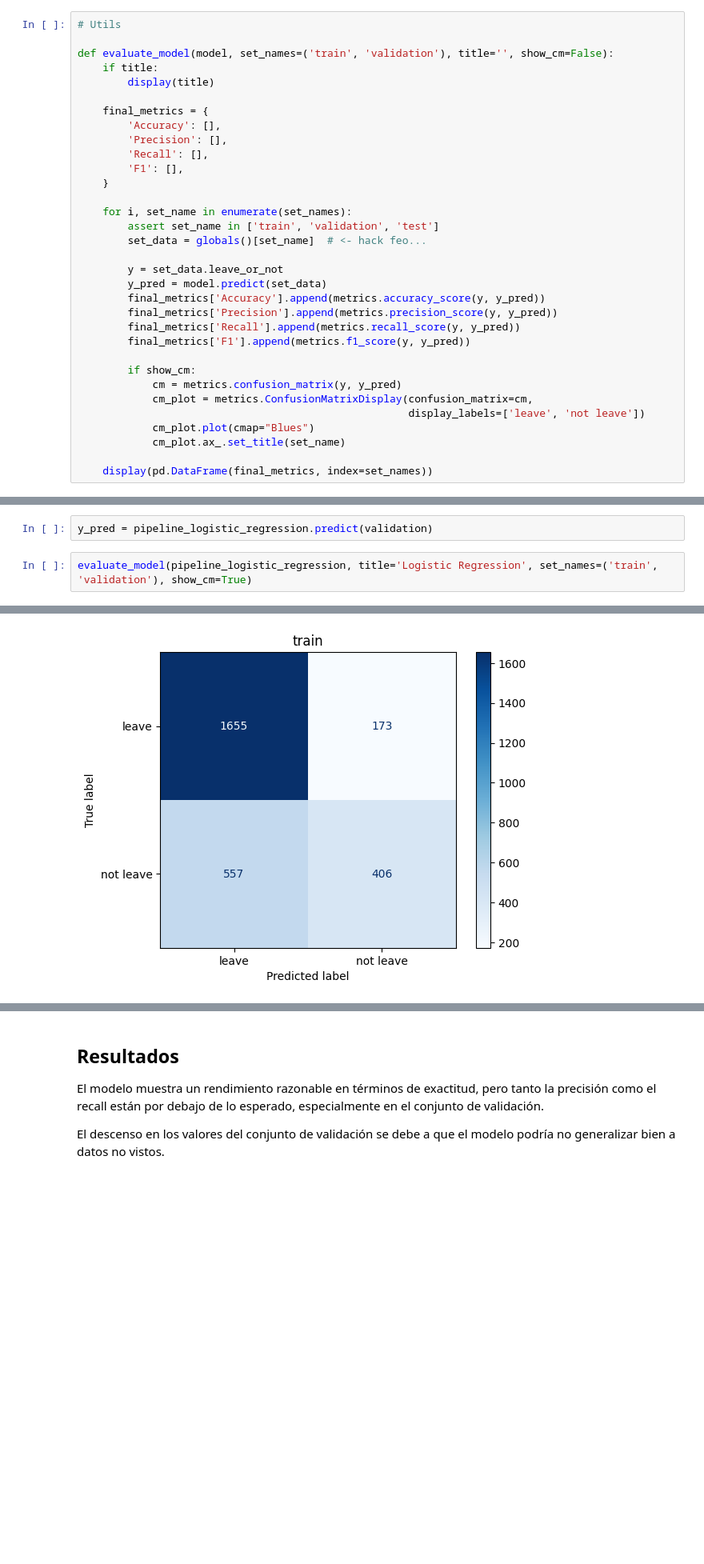
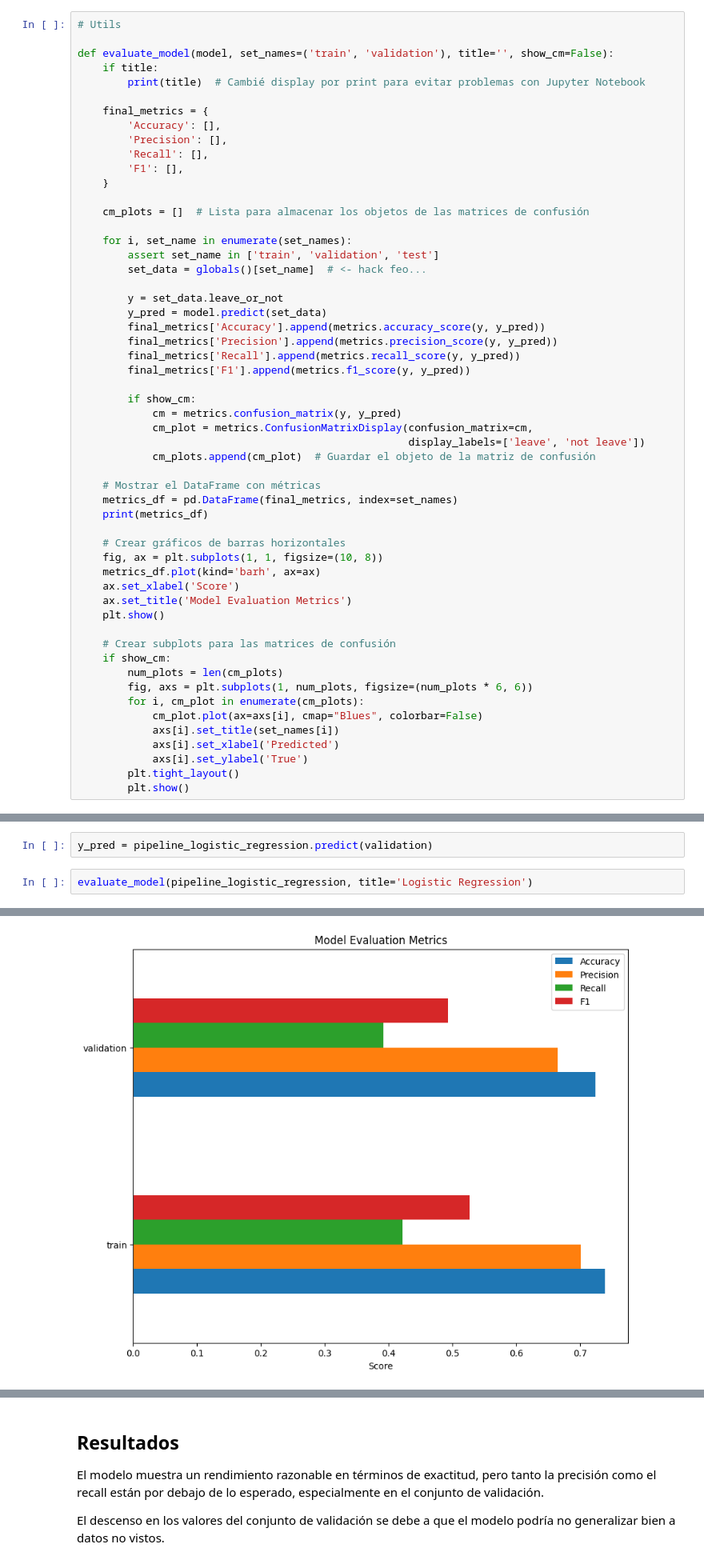
Before and after one commit to JuanAira/tp-machine-learning-employee, a Jupyter notebook: tp1_ML.ipynb, the cells around one changed output, grey strips where cells are left out. Shown at 80% size. Cells and saved outputs as stored; diff of their text form; blank space fills up the shorter version.

```diff
--- a/tp1_ML.ipynb
+++ b/tp1_ML.ipynb
@@ -794,7 +794,7 @@ train.shape, validation.shape, test.shape
 
 def evaluate_model(model, set_names=('train', 'validation'), title='', show_cm=False):
     if title:
-        display(title)
+        print(title)  # Cambié display por print para evitar problemas con Jupyter Notebook
 
     final_metrics = {
         'Accuracy': [],
@@ -802,6 +802,8 @@ def evaluate_model(model, set_names=('train', 'validation'), title='', show_cm=F
         'Recall': [],
         'F1': [],
     }
+
+    cm_plots = []  # Lista para almacenar los objetos de las matrices de confusión
 
     for i, set_name in enumerate(set_names):
         assert set_name in ['train', 'validation', 'test']
@@ -818,10 +820,30 @@ def evaluate_model(model, set_names=('train', 'validation'), title='', show_cm=F
             cm = metrics.confusion_matrix(y, y_pred)
             cm_plot = metrics.ConfusionMatrixDisplay(confusion_matrix=cm,
                                                      display_labels=['leave', 'not leave'])
-            cm_plot.plot(cmap="Blues")
-            cm_plot.ax_.set_title(set_name)
+            cm_plots.append(cm_plot)  # Guardar el objeto de la matriz de confusión
 
-    display(pd.DataFrame(final_metrics, index=set_names))
+    # Mostrar el DataFrame con métricas
+    metrics_df = pd.DataFrame(final_metrics, index=set_names)
+    print(metrics_df)
+
+    # Crear gráficos de barras horizontales
+    fig, ax = plt.subplots(1, 1, figsize=(10, 8))
+    metrics_df.plot(kind='barh', ax=ax)
+    ax.set_xlabel('Score')
+    ax.set_title('Model Evaluation Metrics')
+    plt.show()
+
+    # Crear subplots para las matrices de confusión
+    if show_cm:
+        num_plots = len(cm_plots)
+        fig, axs = plt.subplots(1, num_plots, figsize=(num_plots * 6, 6))
+        for i, cm_plot in enumerate(cm_plots):
+            cm_plot.plot(ax=axs[i], cmap="Blues", colorbar=False)
+            axs[i].set_title(set_names[i])
+            axs[i].set_xlabel('Predicted')
+            axs[i].set_ylabel('True')
+        plt.tight_layout()
+        plt.show()
 # %% [markdown]
 # Logistic Regression
 
@@ -856,5 +878,5 @@ Pipeline(steps=[('mapper',
 # %%
 y_pred = pipeline_logistic_regression.predict(validation)
 # %%
-evaluate_model(pipeline_logistic_regression, title='Logistic Regression', set_names=('train', 'validation'), show_cm=True)
+evaluate_model(pipeline_logistic_regression, title='Logistic Regression')
 # %% [output]
@@ -865 +887 @@ evaluate_model(pipeline_logistic_regression, title='Logistic Regression', set_na
-[figure, old version]
+[figure, new version]
```
Also changed, not shown: parts of 13 cells of this notebook.
